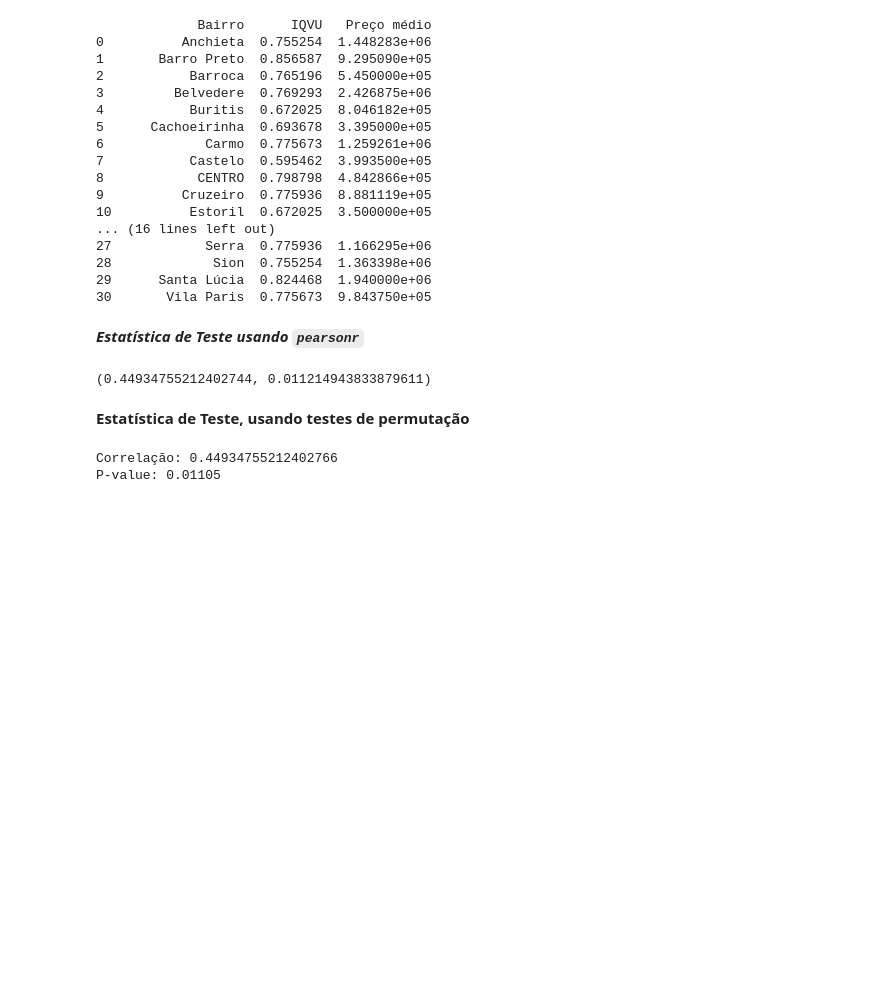
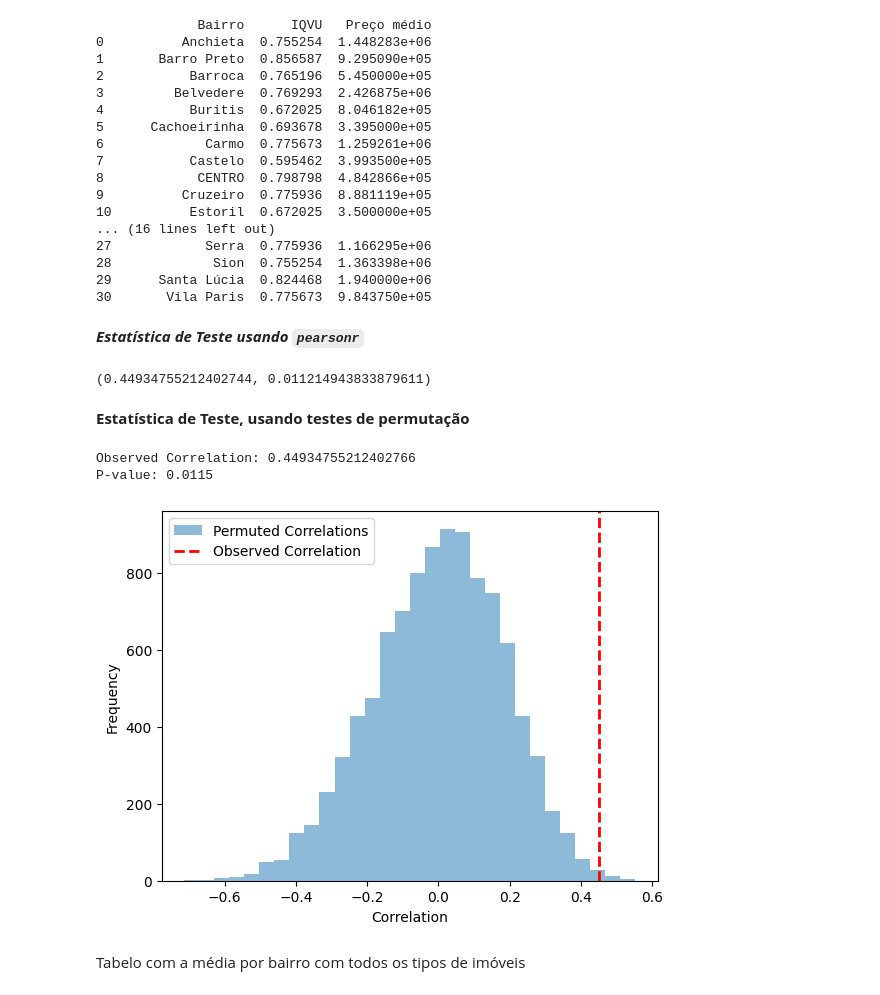
Before and after one commit to arthurlm1234/Estudo-Residencial-BH, a Jupyter notebook: bootstrap.ipynb, the cells around one changed output. Cells and saved outputs as stored; diff of their text form; code cells hidden in the pictures; blank space fills up the shorter version.

Commit message:
More tests

```diff
--- a/bootstrap.ipynb
+++ b/bootstrap.ipynb
@@ -260,29 +260,43 @@ correlation, p_value
 # %% [markdown]
 **Estatística de Teste, usando testes de permutação**
 # %%
+import matplotlib.pyplot as plt
 import numpy as np
 import pandas as pd
 from scipy import stats
 
 def perm_test(df, col1, col2, num_permutations):
+    # calculate observed correlation
     observed_corr = df[col1].corr(df[col2])
 
     permuted_corrs = []
 
     for _ in range(num_permutations):
+        # shuffle one of the columns
         shuffled_col = df[col1].sample(frac=1, replace=False).reset_index(drop=True)
 
+        # compute the correlation with the shuffled data
         corr = shuffled_col.corr(df[col2])
         permuted_corrs.append(corr)
 
     p_value = (np.abs(permuted_corrs) >= np.abs(observed_corr)).mean()
 
-    return observed_corr, p_value
+    return observed_corr, p_value, permuted_corrs
 
-observed_corr, p_value = perm_test(tabela, 'IQVU', 'Preço médio', num_permutations=20000)
+observed_corr, p_value, permuted_corrs = perm_test(tabela, 'IQVU', 'Preço médio', num_permutations=10000)
 
-print(f"Correlação: {observed_corr}")
+print(f"Observed Correlation: {observed_corr}")
 print(f"P-value: {p_value}")
+
+plt.hist(permuted_corrs, bins=30, alpha=0.5, label='Permuted Correlations')
+plt.axvline(observed_corr, color='red', linestyle='dashed', linewidth=2, label='Observed Correlation')
+plt.xlabel('Correlation')
+plt.ylabel('Frequency')
+plt.legend()
+plt.show()
 # %% [output]
-Correlação: 0.44934755212402766
-P-value: 0.01105
+Observed Correlation: 0.44934755212402766
+P-value: 0.0115
+[figure, added]
+# %% [markdown]
+Tabelo com a média por bairro com todos os tipos de imóveis
```
Also changed, not shown: parts of 10 cells of this notebook.
